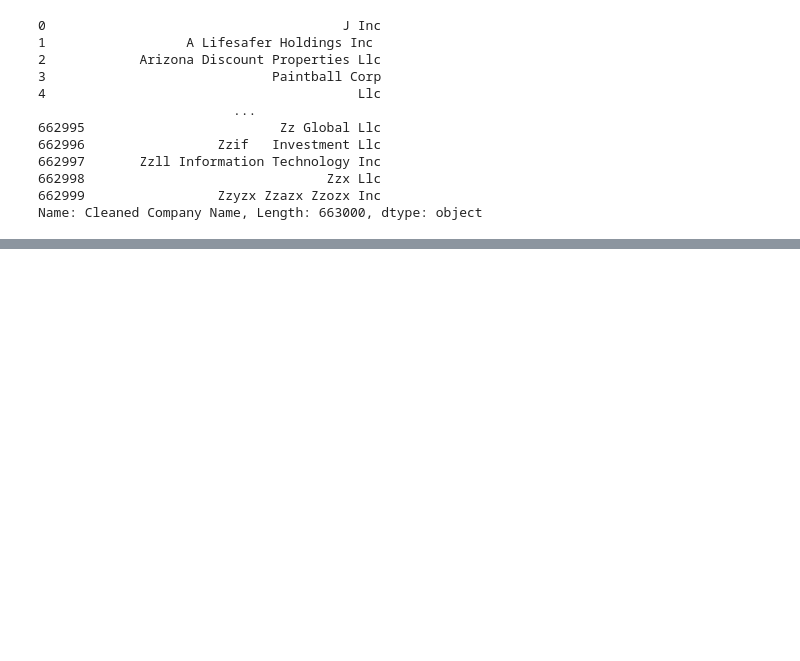
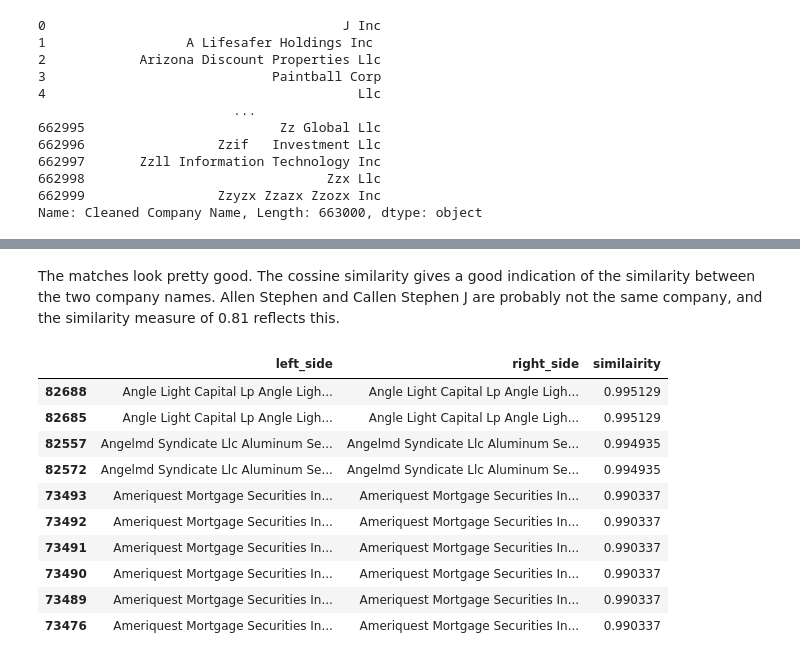
Before and after one commit to hmishra0/NLP-Name-Matching, a Jupyter notebook: NLP Based Name Matching.ipynb, the cells around one changed output, grey strips where cells are left out. Drawn from its saved outputs; the diff is of its cells as text; code cells hidden in the pictures; blank space fills up the shorter version.

```diff
--- a/NLP Based Name Matching.ipynb
+++ b/NLP Based Name Matching.ipynb
@@ -150,0 +232,16 @@ def awesome_cossim_top(A, B, ntop, lower_bound=0):
+# %% [markdown]
+The matches look pretty good. The cossine similarity gives a good indication of the similarity between the two company names. Allen Stephen and Callen Stephen J are probably not the same company, and the similarity measure of 0.81 reflects this.
+# %%
+matches_df.sort_values(['similairity'], ascending=False).head(10)
+# %% [output]
+|  | left_side | right_side | similairity |
+| 82688 | Angle Light Capital Lp Angle Ligh... | Angle Light Capital Lp Angle Ligh... | 0.995129 |
+| 82685 | Angle Light Capital Lp Angle Ligh... | Angle Light Capital Lp Angle Ligh... | 0.995129 |
+| 82557 | Angelmd Syndicate Llc Aluminum Se... | Angelmd Syndicate Llc Aluminum Se... | 0.994935 |
+| 82572 | Angelmd Syndicate Llc Aluminum Se... | Angelmd Syndicate Llc Aluminum Se... | 0.994935 |
+| 73493 | Ameriquest Mortgage Securities In... | Ameriquest Mortgage Securities In... | 0.990337 |
+| 73492 | Ameriquest Mortgage Securities In... | Ameriquest Mortgage Securities In... | 0.990337 |
+| 73491 | Ameriquest Mortgage Securities In... | Ameriquest Mortgage Securities In... | 0.990337 |
+| 73490 | Ameriquest Mortgage Securities In... | Ameriquest Mortgage Securities In... | 0.990337 |
+| 73489 | Ameriquest Mortgage Securities In... | Ameriquest Mortgage Securities In... | 0.990337 |
+| 73476 | Ameriquest Mortgage Securities In... | Ameriquest Mortgage Securities In... | 0.990337 |
```
Also changed, not shown: parts of 29 cells of this notebook, 3 other files.
